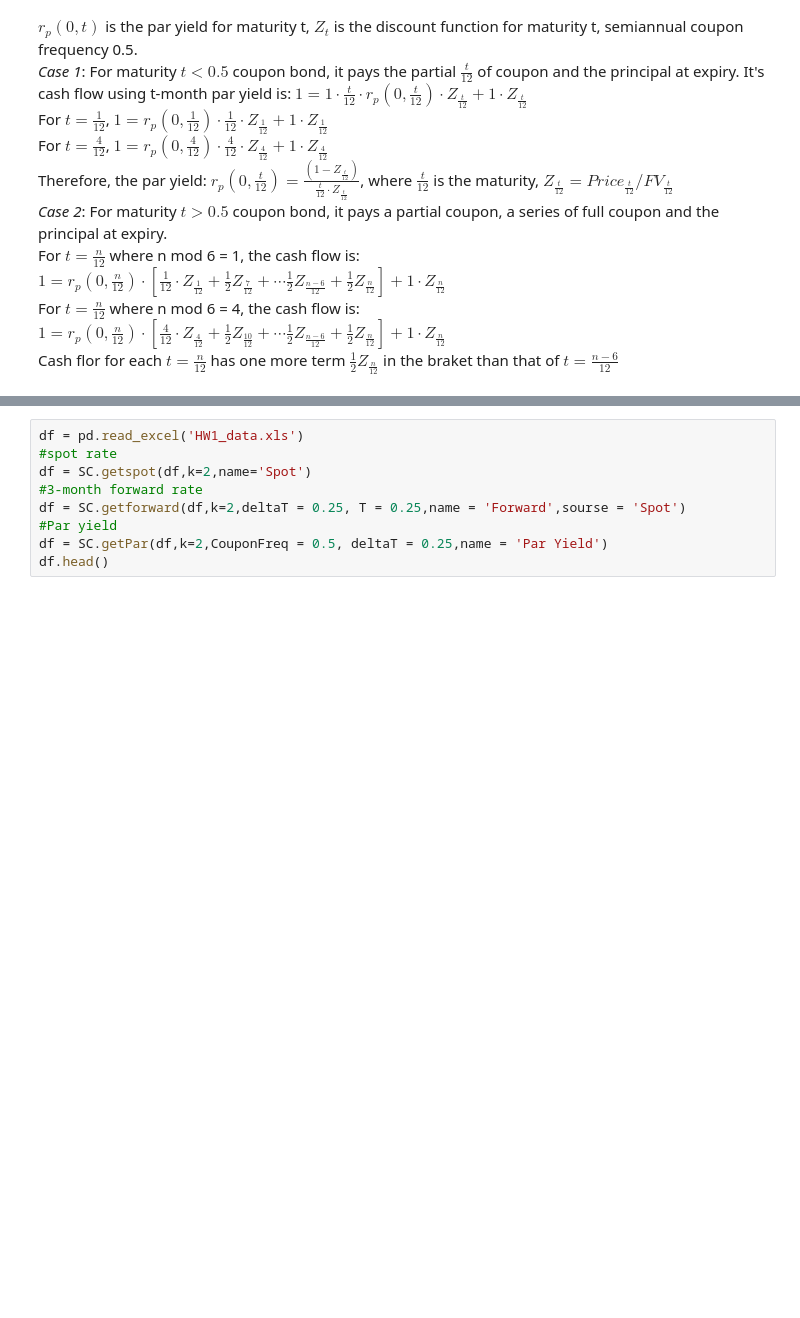
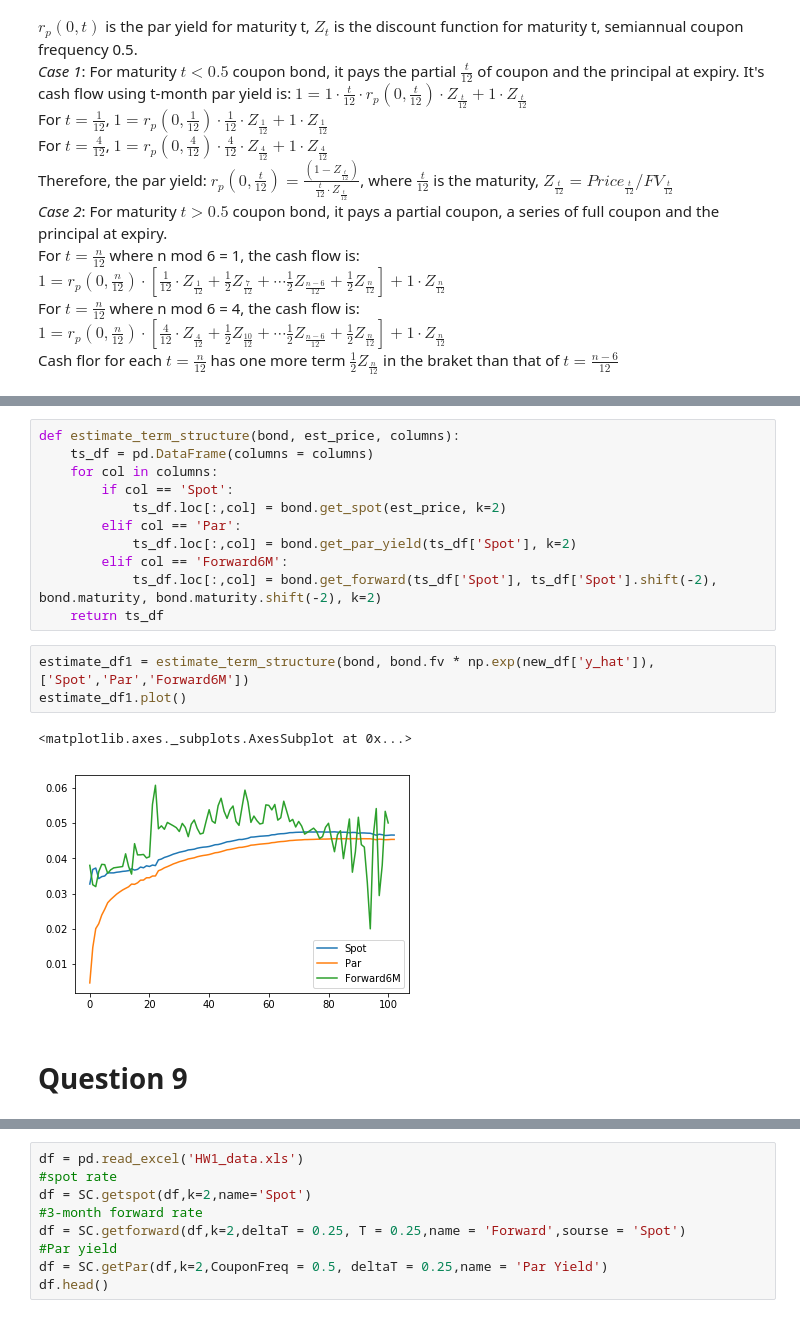
Before and after one commit to zheningliu/MFE_Projects_Summer_2018, a Jupyter notebook: 230I/230I_hw1.ipynb, the cells around one changed output, grey strips where cells are left out. Drawn from its saved outputs; the diff is of its cells as text; blank space fills up the shorter version.

```diff
--- a/230I/230I_hw1.ipynb
+++ b/230I/230I_hw1.ipynb
@@ -34,0 +84,19 @@ import os
+# %%
+def estimate_term_structure(bond, est_price, columns):
+    ts_df = pd.DataFrame(columns = columns)
+    for col in columns:
+        if col == 'Spot':
+            ts_df.loc[:,col] = bond.get_spot(est_price, k=2)
+        elif col == 'Par':
+            ts_df.loc[:,col] = bond.get_par_yield(ts_df['Spot'], k=2)
+        elif col == 'Forward6M':
+            ts_df.loc[:,col] = bond.get_forward(ts_df['Spot'], ts_df['Spot'].shift(-2), bond.maturity, bond.maturity.shift(-2), k=2)
+    return ts_df
+# %%
+estimate_df1 = estimate_term_structure(bond, bond.fv * np.exp(new_df['y_hat']), ['Spot','Par','Forward6M'])
+estimate_df1.plot()
+# %% [output]
+<matplotlib.axes._subplots.AxesSubplot at 0x...>
+[figure, added]
+# %% [markdown]
+# Question 9
```
Also changed, not shown: parts of 16 cells of this notebook, 1 other file.
